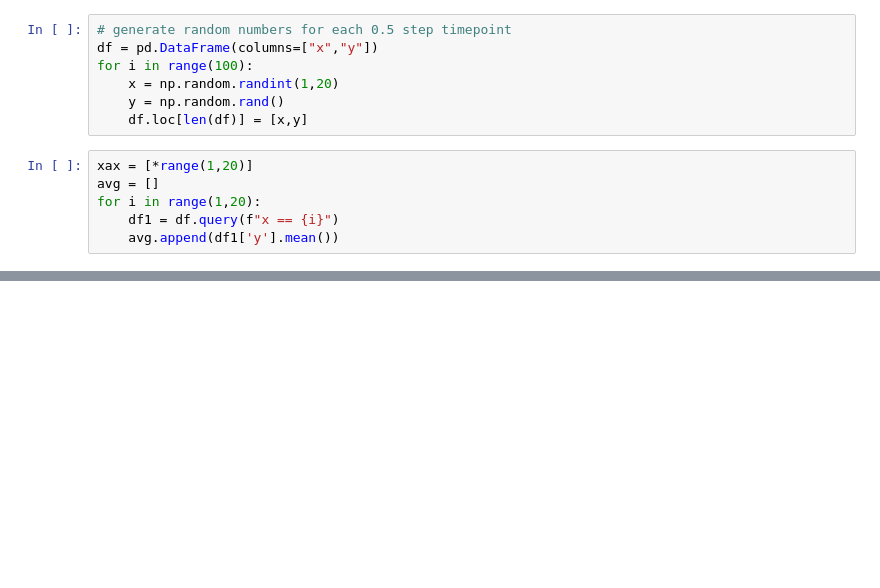
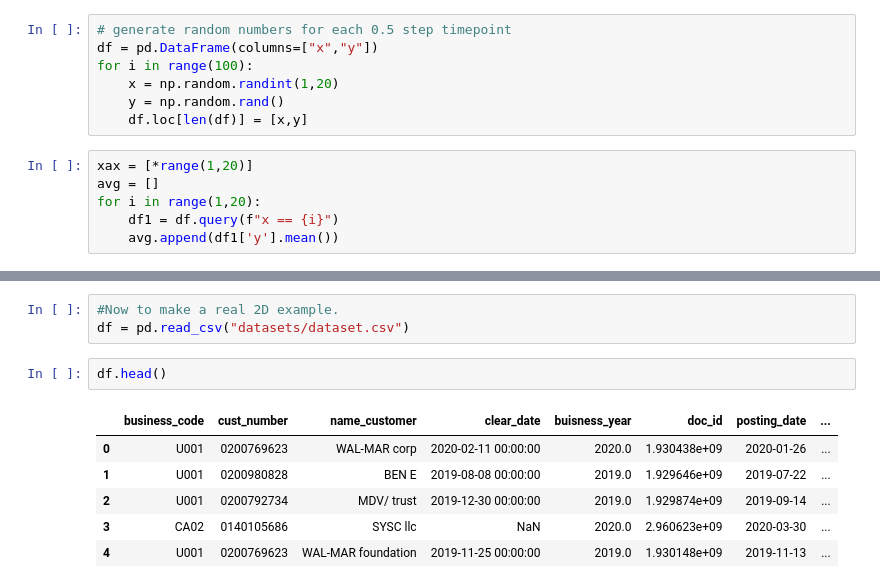
Before and after one commit to jayanthbagare/Workshops, a Jupyter notebook: ISL/nearest_neighbour_regression/nearest_neighbour.ipynb, the cells around one changed output, grey strips where cells are left out. Drawn from its saved outputs; the diff is of its cells as text; blank space fills up the shorter version.

Commit message:
Added Dataset

```diff
--- a/ISL/nearest_neighbour_regression/nearest_neighbour.ipynb
+++ b/ISL/nearest_neighbour_regression/nearest_neighbour.ipynb
@@ -28,0 +28,12 @@ p2 = sns.lineplot(x=xax, y=avg, color='r', ax=ax)
+# %%
+#Now to make a real 2D example.
+df = pd.read_csv("datasets/dataset.csv")
+# %%
+df.head()
+# %% [output]
+|  | business_code | cust_number | name_customer | clear_date | buisness_year | doc_id | posting_date | ... |
+| 0 | U001 | 0200769623 | WAL-MAR corp | 2020-02-11 00:00:00 | 2020.0 | 1.930438e+09 | 2020-01-26 | ... |
+| 1 | U001 | 0200980828 | BEN E | 2019-08-08 00:00:00 | 2019.0 | 1.929646e+09 | 2019-07-22 | ... |
+| 2 | U001 | 0200792734 | MDV/ trust | 2019-12-30 00:00:00 | 2019.0 | 1.929874e+09 | 2019-09-14 | ... |
+| 3 | CA02 | 0140105686 | SYSC llc | NaN | 2020.0 | 2.960623e+09 | 2020-03-30 | ... |
+| 4 | U001 | 0200769623 | WAL-MAR foundation | 2019-11-25 00:00:00 | 2019.0 | 1.930148e+09 | 2019-11-13 | ... |
```
Also changed, not shown: parts of 1 cell of this notebook, 2 other files.
